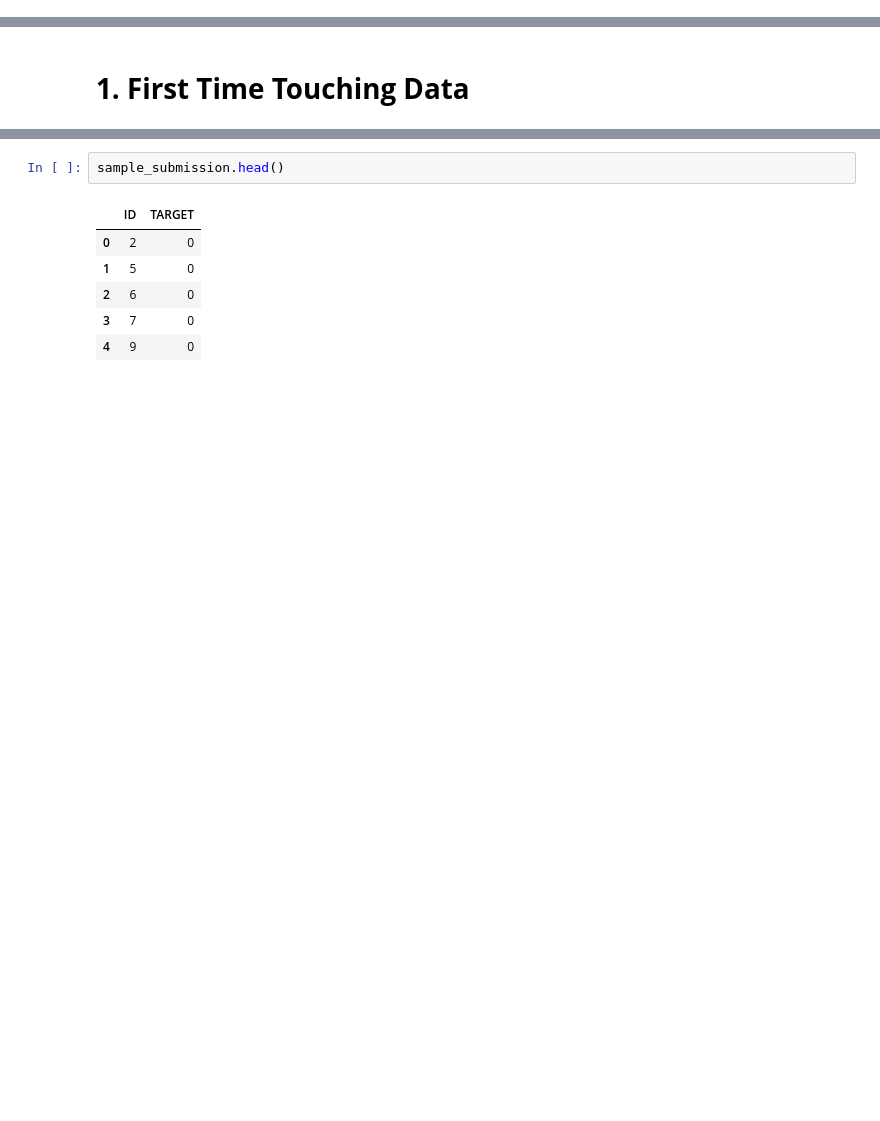
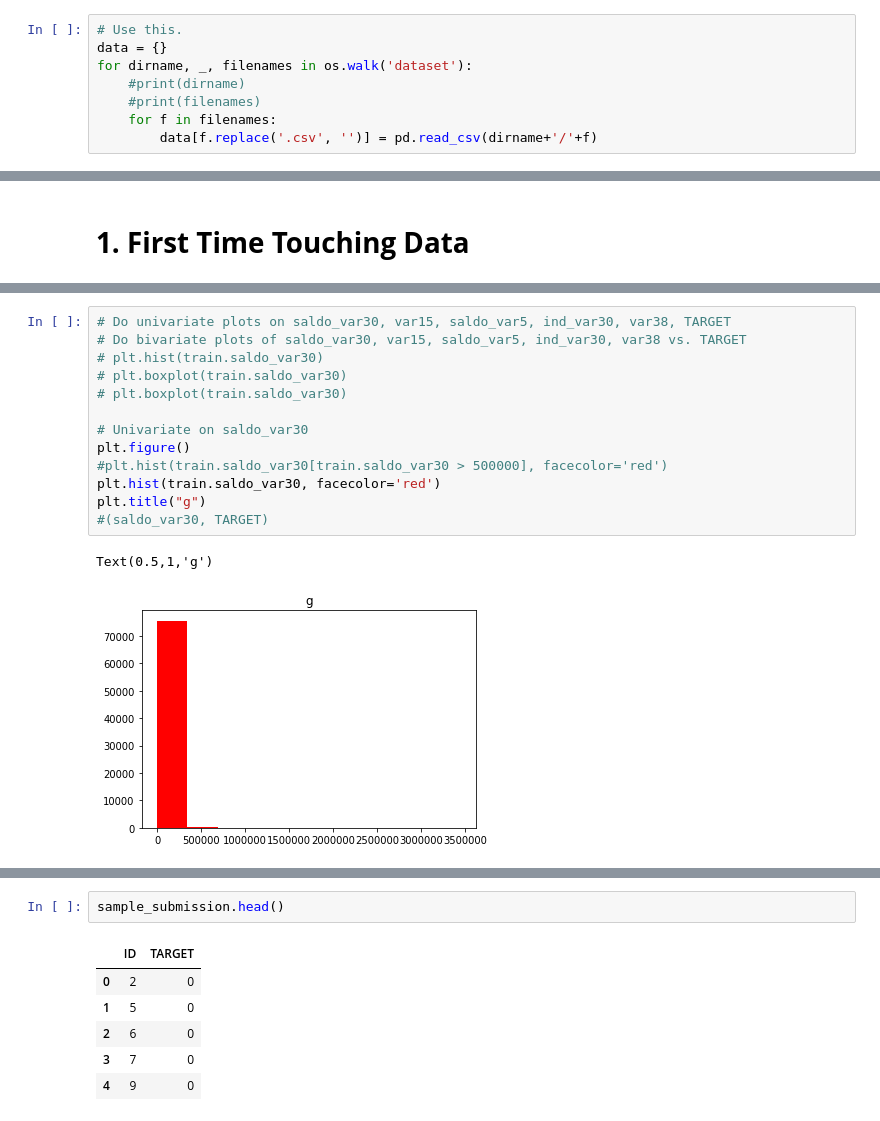
Before and after one commit to yekabe/DataModelingStepsML, a Jupyter notebook: Feature Selection for Machine Learning.ipynb, the cells around one changed output, grey strips where cells are left out. Drawn from its saved outputs; the diff is of its cells as text; blank space fills up the shorter version.

```diff
--- a/Feature Selection for Machine Learning.ipynb
+++ b/Feature Selection for Machine Learning.ipynb
@@ -143,3 +185,11 @@ for dirname, _, filenames in os.walk('/kaggle/input'):
     for filename in filenames:
         print(os.path.join(dirname, filename))
 # Any results you write to the current directory are saved as output.
+# %%
+# Use this.
+data = {}
+for dirname, _, filenames in os.walk('dataset'):
+    #print(dirname)
+    #print(filenames)
+    for f in filenames:
+        data[f.replace('.csv', '')] = pd.read_csv(dirname+'/'+f)
@@ -161,0 +256,16 @@ dict_keys(['sample_submission', 'test', 'train'])
+# %%
+# Do univariate plots on saldo_var30, var15, saldo_var5, ind_var30, var38, TARGET
+# Do bivariate plots of saldo_var30, var15, saldo_var5, ind_var30, var38 vs. TARGET
+# plt.hist(train.saldo_var30)
+# plt.boxplot(train.saldo_var30)
+# plt.boxplot(train.saldo_var30)
+
+# Univariate on saldo_var30
+plt.figure()
+#plt.hist(train.saldo_var30[train.saldo_var30 > 500000], facecolor='red')
+plt.hist(train.saldo_var30, facecolor='red')
+plt.title("g")
+#(saldo_var30, TARGET)
+# %% [output]
+Text(0.5,1,'g')
+[figure, added]
```
Also changed, not shown: parts of 36 cells of this notebook.
